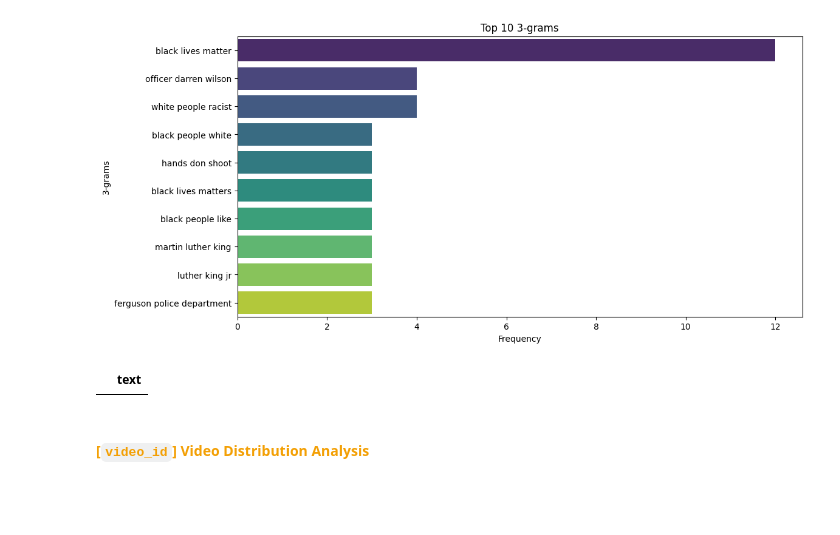
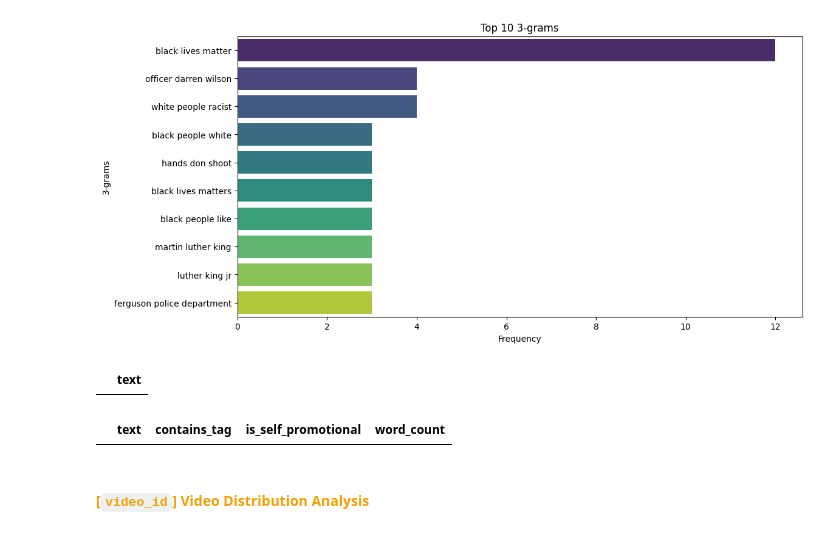
Before and after one commit to Yael-Parra/sentiment-analyzer-inc, a Jupyter notebook: eda/eda.ipynb, the cells around one changed output. Drawn from its saved outputs; the diff is of its cells as text; code cells hidden in the pictures; blank space fills up the shorter version.

```diff
--- a/eda/eda.ipynb
+++ b/eda/eda.ipynb
@@ -512,6 +515,22 @@ df_clean_1['is_self_promotional'] = df_clean_1['text'].apply(is_self_promotional
 df_clean_1[df_clean_1['is_self_promotional']][['text']].head() # Apparently there are no self promotional comments, all the comments are legitimate
 # %% [output]
 |  | text |
+# %%
+# Making a new column to detect wether the comment is tagging an account in the comment
+def contains_tag(text):
+    return '@' in text
+df_clean_1['contains_tag'] = df_clean_1['text'].apply(contains_tag)
+
+# Checking how many comments contain tags
+df_clean_1['contains_tag'].sum() # np.int64(6)
+
+# Checking the comments that contain tags
+df_clean_1[df_clean_1['contains_tag']][['text', 'contains_tag', 'word_count']]
+
+# Checking the rows where there are tags but it is also self promotional
+df_clean_1[(df_clean_1['contains_tag']) & (df_clean_1['is_self_promotional'])][['text', 'contains_tag', 'is_self_promotional', 'word_count']] # There are none in this dataset
+# %% [output]
+|  | text | contains_tag | is_self_promotional | word_count |
 # %% [markdown]
 #### <span style="color:#f3a006"> [`video_id`] Video Distribution Analysis </span>
 # %%
```
Also changed, not shown: parts of 16 cells of this notebook, 1 other file.
